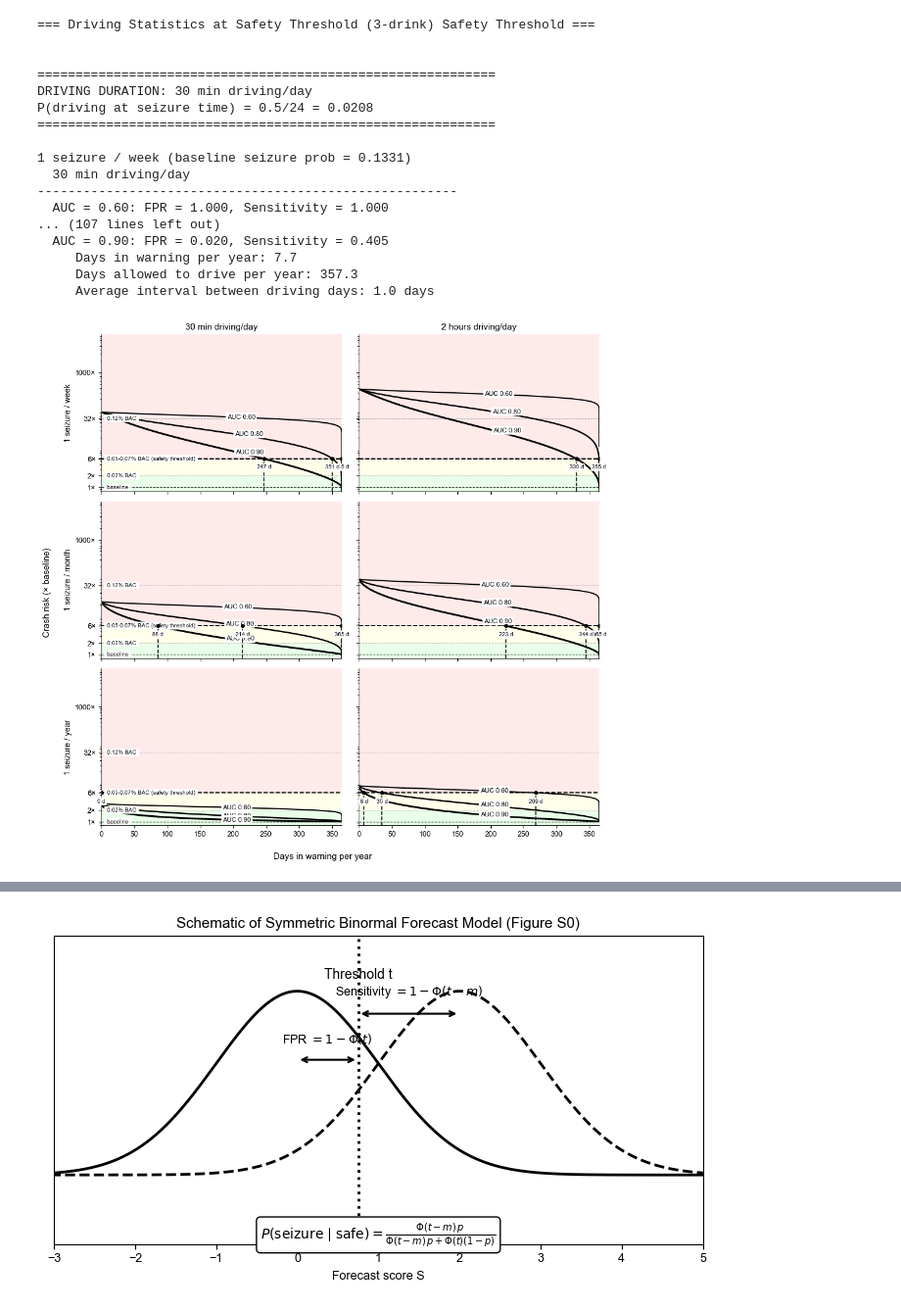
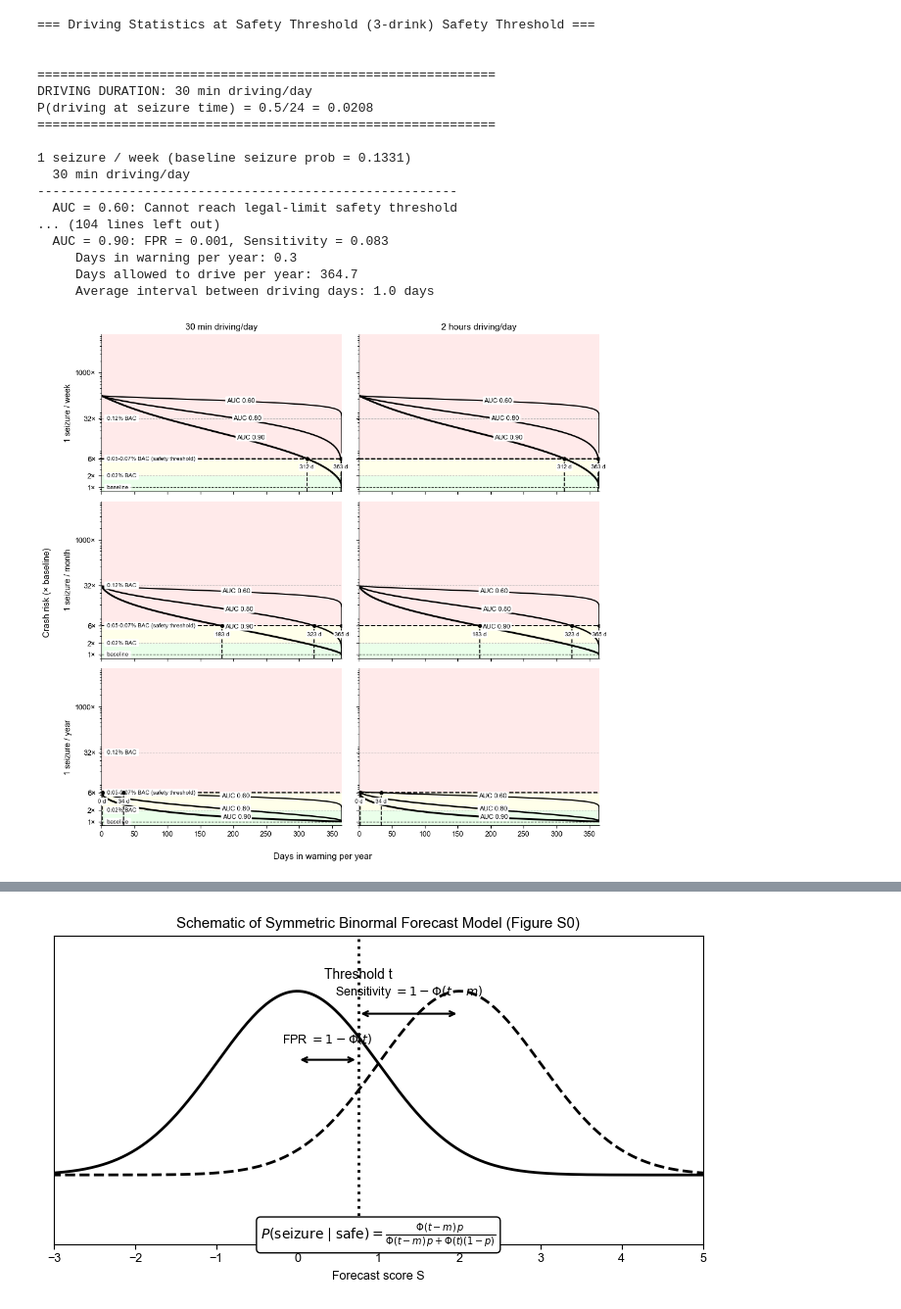
Before and after one commit to bdsp-core/seizure_forecasting_crash_analysis, a Jupyter notebook: crashes_vs_TiW.ipynb, the cells around one changed output, grey strips where cells are left out. Shown at 98% size. Cells and saved outputs as stored; diff of their text form; code cells hidden in the pictures.

```diff
--- a/crashes_vs_TiW.ipynb
+++ b/crashes_vs_TiW.ipynb
@@ -26,23 +26,46 @@ driving_labels = ['30 min driving/day', '2 hours driving/day']
 auc_values = [0.60, 0.80, 0.90]
 auc_linewidth = {0.60: 1.5, 0.80: 1.8, 0.90: 2.2}
 
-# Reference crash risks (baseline sober risk p0)
-p0 = 1.5e-5
-p1 = p0 * 2**(0.02/0.02)   # 1 drink
-p3 = p0 * 2**(0.05/0.02)   # 3 drinks
-p4 = p0 * 2**(0.08/0.02)   # 3 drinks (safety threshold)
-p6 = p0 * 2**(0.12/0.02)   # 6 drinks
+# Reformulated unit-consistent fatal-crash model:
+#   lambda_f : per-hour baseline fatal crash rate
+#              ~1.4 fatal involvements / 100M VMT (NHTSA 2023, DOT HS 813 723)
+#              x ~32 mph mean speed (FHWA Highway Statistics 2023, Table VM-1)
+#   q_f      : P(fatal crash | seizure while driving)
+#              ~0.55 crash rate (Gastaut & Zifkin 1987) x ~3-5% case-fatality
+#              (Sheth et al. 2004; Drazkowski et al. 2003) -> central 0.02
+lambda_f = 4.5e-7
+q_f = 0.02
+
+# BAC-equivalent relative-risk reference levels, expressed as multipliers
+# of the per-day baseline B(D) = D * lambda_f.  We keep the legacy variable
+# names (p0, p1, p3, p6) so visualization code that uses p3/p0 etc. still
+# computes the right ratio.  p0 here is a sentinel = 1.0 (i.e. baseline = 1x).
+p0 = 1.0
+p1 = 2**(0.02/0.02)   # ~2x   (BAC 0.02%)
+p3 = 2**(0.05/0.02)   # ~6x   (BAC 0.05-0.07%, safety threshold)
+p6 = 2**(0.12/0.02)   # ~32x  (BAC 0.12%)
 
 y_limits = [0.8, 1e4]
-p_crash_given_seizure_while_driving = 0.5  # P(crash | seizure occurs while driving)
 
 # -------------------------
 # Helper
 # -------------------------
 def compute_curve_for_auc(auc, p_seizure, driving_hours):
-    """Return days_warning, pc_relative, sensitivity, FPR for given AUC, daily seizure prob, and driving hours."""
+    """Return days_warning, pc_relative, sensitivity, FPR for given AUC,
+    daily seizure prob, and driving hours.
+
+    Reformulated unit-consistent fatal-crash model:
+      B(D)        = driving_hours * lambda_f          # per-day baseline
+      F_seiz(D)   = (D/24)*q_f + (1 - D/24)*B(D)      # per-day risk on seizure day
+      F_safe(D)   = P(seiz|safe)*F_seiz + (1-P(seiz|safe))*B(D)
+      pc_relative = F_safe / B                        # constrained by 6x threshold
+
+    The amplification factor q_f / (24*lambda_f) is independent of D, so the
+    relative-risk threshold is approximately invariant to driving duration;
+    absolute fatal crash risk still scales with D.
+    """
     m = np.sqrt(2) * norm.ppf(auc)
-    th = np.linspace(-10, 10, 1000)
+    th = np.linspace(-10, 10, 2000)
 
     s_ana = norm.cdf(m - th)      # sensitivity
     f_ana = 1 - norm.cdf(th)      # FPR
@@ -54,17 +77,12 @@ def compute_curve_for_auc(auc, p_seizure, driving_hours):
     p_warning = s_ana * p_seizure + f_ana * (1 - p_seizure)
     days_warning = p_warning * 365
 
-    # Updated crash model:
-    # P(driving at time of seizure) = driving_hours / 24
-    # P(crash | seizure day) = P(driving at seizure) * P(crash | seizure while driving)
-    #                        + P(not driving at seizure) * p0
+    B_day = driving_hours * lambda_f
     p_driving_at_seizure = driving_hours / 24
-    p_crash_given_seizure_day = (p_driving_at_seizure * p_crash_given_seizure_while_driving
-                                  + (1 - p_driving_at_seizure) * p0)
-
-    # P(crash | "safe" day) = P(seizure | safe) * P(crash | seizure day) + P(no seizure | safe) * p0
-    pc_ana = pn_ana * p_crash_given_seizure_day + (1 - pn_ana) * p0
-    pc_relative = pc_ana / p0
+    p_crash_given_seizure_day = (p_driving_at_seizure * q_f
+                                  + (1 - p_driving_at_seizure) * B_day)
+    pc_ana = pn_ana * p_crash_given_seizure_day + (1 - pn_ana) * B_day
+    pc_relative = pc_ana / B_day
 
     return days_warning, pc_relative, s_ana, f_ana
 
@@ -215,39 +233,39 @@ for col, driving_hours in enumerate(driving_hours_list):
         ax.set_yticks([1, p1/p0, p3/p0, p3/p0, p6/p0, 1e3])
         ax.set_yticklabels(['1×', '2×', '6×', '6×', '32×', '1000×'])
 
         print()
 
 # Shared labels
 fig.text(0.02, 0.5, 'Crash risk (× baseline)', va='center',
          rotation='vertical', fontsize=11)
 fig.text(0.5, 0.02, 'Days in warning per year', ha='center', fontsize=11)
 
 plt.tight_layout()
 plt.subplots_adjust(left=0.12, bottom=0.08)
 
 fig.savefig('Figure_S1.pdf', facecolor='white', bbox_inches='tight')
 fig.savefig('Figure_S1.png', facecolor='white', bbox_inches='tight', dpi=300)
 
 plt.show()
 # %% [output]
 === Driving Statistics at Safety Threshold (3-drink) Safety Threshold ===
 
 
 ============================================================
 DRIVING DURATION: 30 min driving/day
 P(driving at seizure time) = 0.5/24 = 0.0208
 ============================================================
 
 1 seizure / week (baseline seizure prob = 0.1331)
   30 min driving/day
 -------------------------------------------------------
-  AUC = 0.60: FPR = 1.000, Sensitivity = 1.000
-... (107 lines left out)
-  AUC = 0.90: FPR = 0.020, Sensitivity = 0.405
-     Days in warning per year: 7.7
-     Days allowed to drive per year: 357.3
+  AUC = 0.60: Cannot reach legal-limit safety threshold
+... (104 lines left out)
+  AUC = 0.90: FPR = 0.001, Sensitivity = 0.083
+     Days in warning per year: 0.3
+     Days allowed to drive per year: 364.7
      Average interval between driving days: 1.0 days
-[figure, old version]
+[figure, new version]
 # %%
 # -------------------------------------------------
 # Figure 1: Driving Days/Year vs AUC (Main Text Figure)
```
Also changed, not shown: parts of 5 cells of this notebook, 26 other files.
